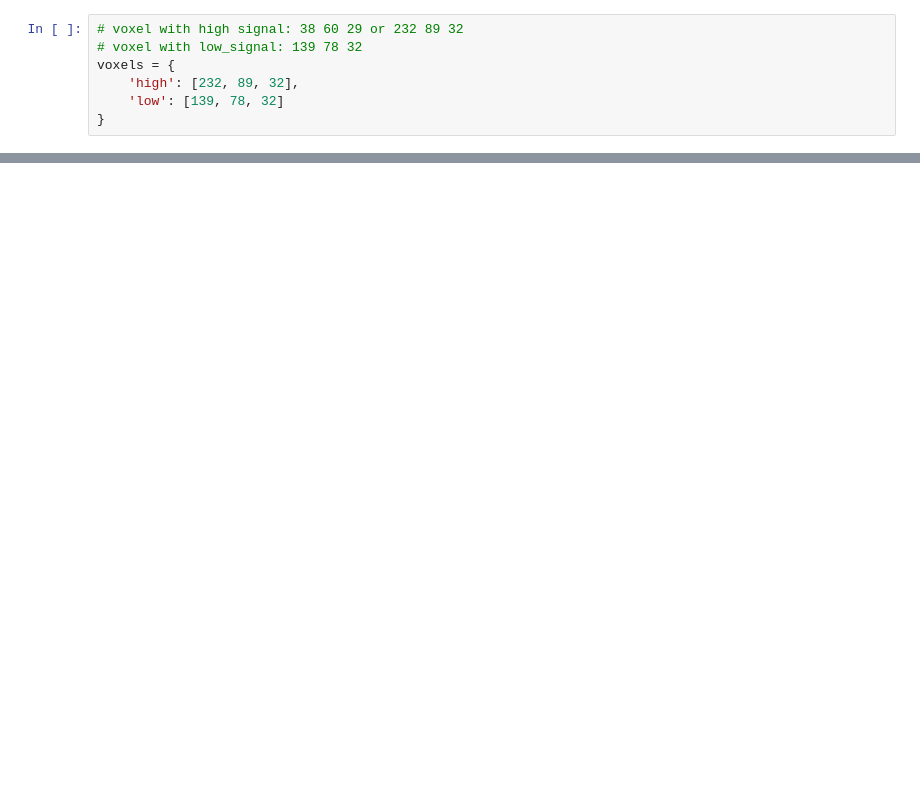
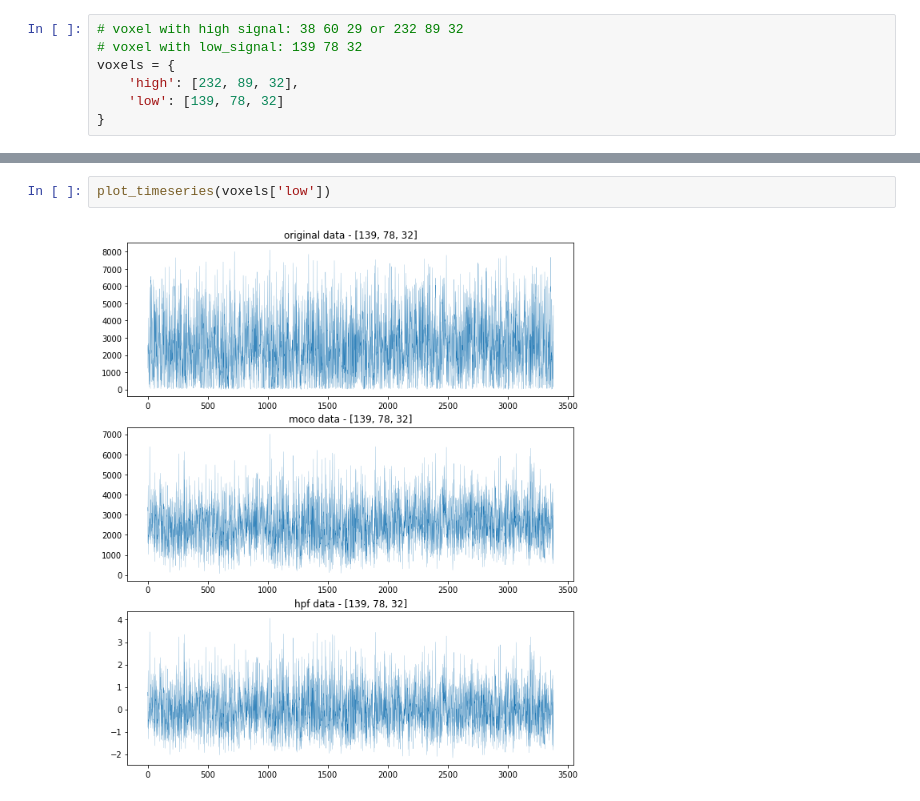
Before and after one commit to ClandininLab/brainsss2, a Jupyter notebook: filtering/FilteringExplorations.ipynb, the cells around one changed output, grey strips where cells are left out. Saved outputs shown, nothing was run; the diff lists cells and outputs as text; blank space fills up the shorter version.

```diff
--- a/filtering/FilteringExplorations.ipynb
+++ b/filtering/FilteringExplorations.ipynb
@@ -59,0 +63,4 @@ plt.plot(hpfdata)
+# %%
+plot_timeseries(voxels['low'])
+# %% [output]
+[figure, added]
```
Also changed, not shown: parts of 7 cells of this notebook.
